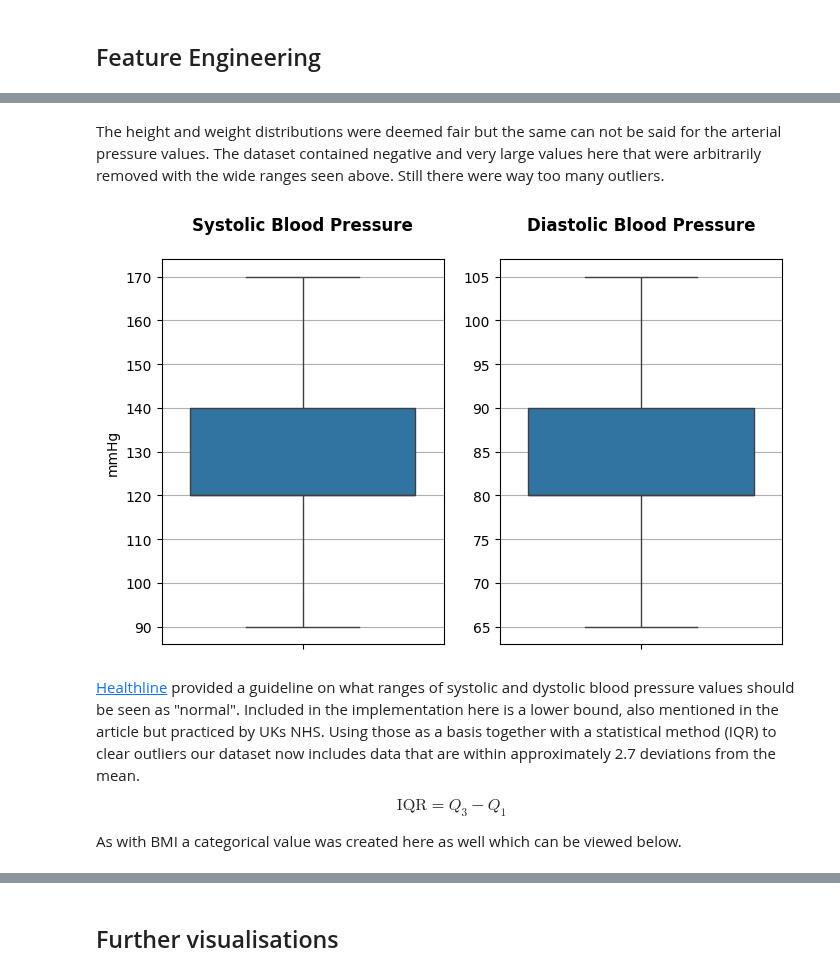
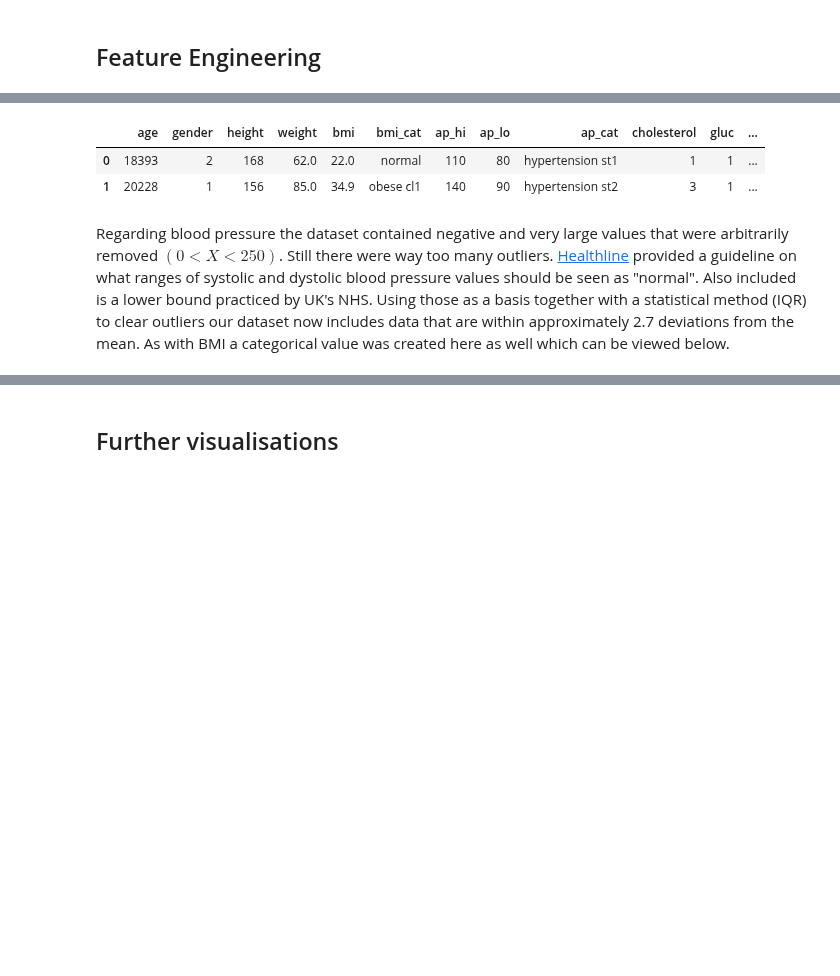
Before and after one commit to AlbotGoodman/machine-learning, a Jupyter notebook: lab/report.ipynb, the cells around one changed output, grey strips where cells are left out. Cells and saved outputs as stored; diff of their text form; code cells hidden in the pictures; blank space fills up the shorter version.

Commit message:
[LAB] cleared clutter from script and finalised the report commentary

```diff
--- a/lab/report.ipynb
+++ b/lab/report.ipynb
@@ -52,14 +42,10 @@ Visualisation.boxplot_comparison(df)
-# %% [markdown]
-The height and weight distributions were deemed fair but the same can not be said for the arterial pressure values. The dataset contained negative and very large values here that were arbitrarily removed with the wide ranges seen above. Still there were way too many outliers.
 # %%
-pro.clear_outliers(["ap_lo", "ap_hi"])
+pro.add_blood_pressure()
 df = pro.df
-Visualisation.boxplot_comparison(df)
+df.head(2)
 # %% [output]
-[figure, removed]
+|  | age | gender | height | weight | bmi | bmi_cat | ap_hi | ap_lo | ap_cat | cholesterol | gluc | ... |
+| 0 | 18393 | 2 | 168 | 62.0 | 22.0 | normal | 110 | 80 | hypertension st1 | 1 | 1 | ... |
+| 1 | 20228 | 1 | 156 | 85.0 | 34.9 | obese cl1 | 140 | 90 | hypertension st2 | 3 | 1 | ... |
 # %% [markdown]
-[Healthline](https://www.healthline.com/health/high-blood-pressure-hypertension#definition) provided a guideline on what ranges of systolic and dystolic blood pressure values should be seen as "normal". Included in the implementation here is a lower bound, also mentioned in the article but practiced by UKs NHS. Using those as a basis together with a statistical method (IQR) to clear outliers our dataset now includes data that are within approximately 2.7 deviations from the mean.
-
-$$ \text{IQR} = Q_3 - Q_1 $$
-
-As with BMI a categorical value was created here as well which can be viewed below.
+Regarding blood pressure the dataset contained negative and very large values that were arbitrarily removed $(0<X<250)$. Still there were way too many outliers. [Healthline](https://www.healthline.com/health/high-blood-pressure-hypertension#definition) provided a guideline on what ranges of systolic and dystolic blood pressure values should be seen as "normal". Also included is a lower bound practiced by UK's NHS. Using those as a basis together with a statistical method (IQR) to clear outliers our dataset now includes data that are within approximately 2.7 deviations from the mean. As with BMI a categorical value was created here as well which can be viewed below.
```
Also changed, not shown: parts of 26 cells of this notebook, 3 other files.
